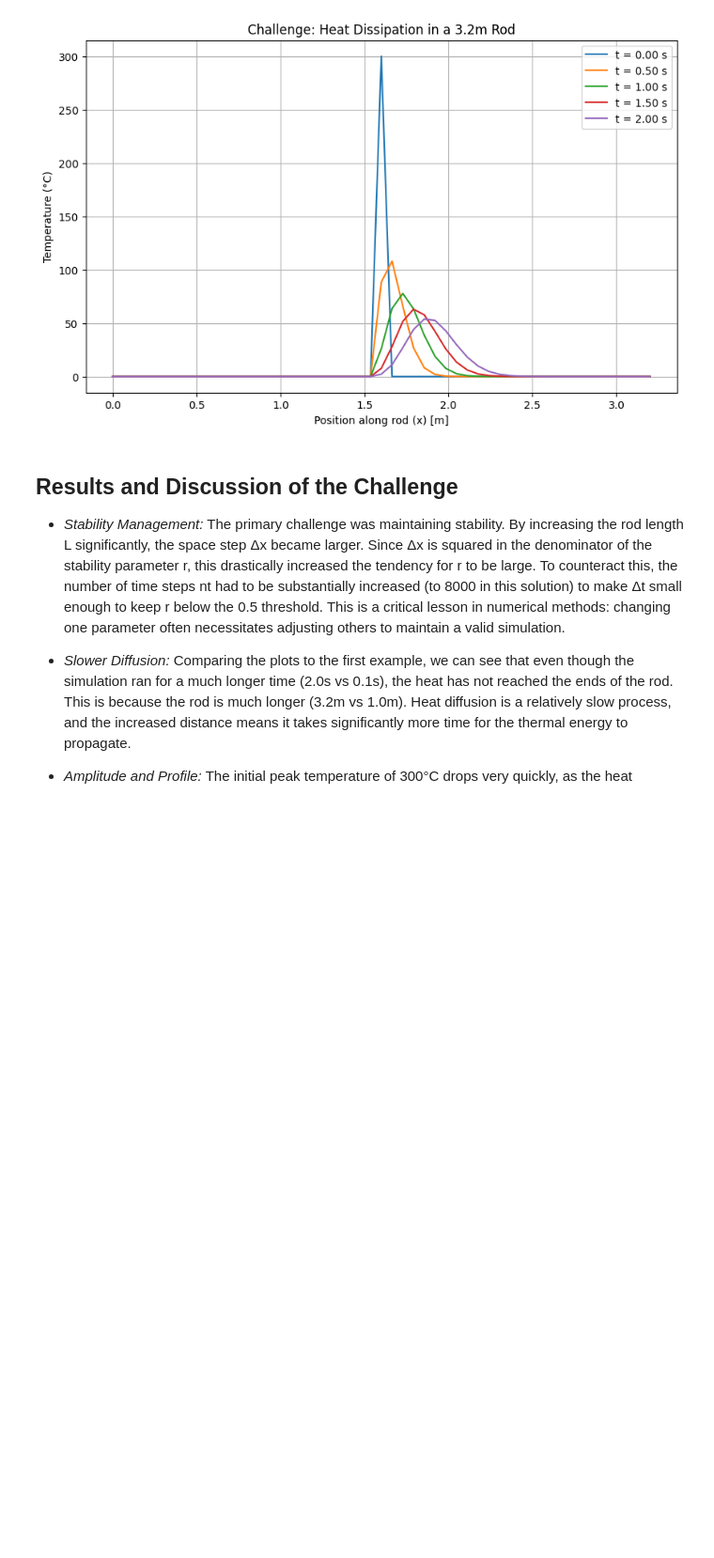
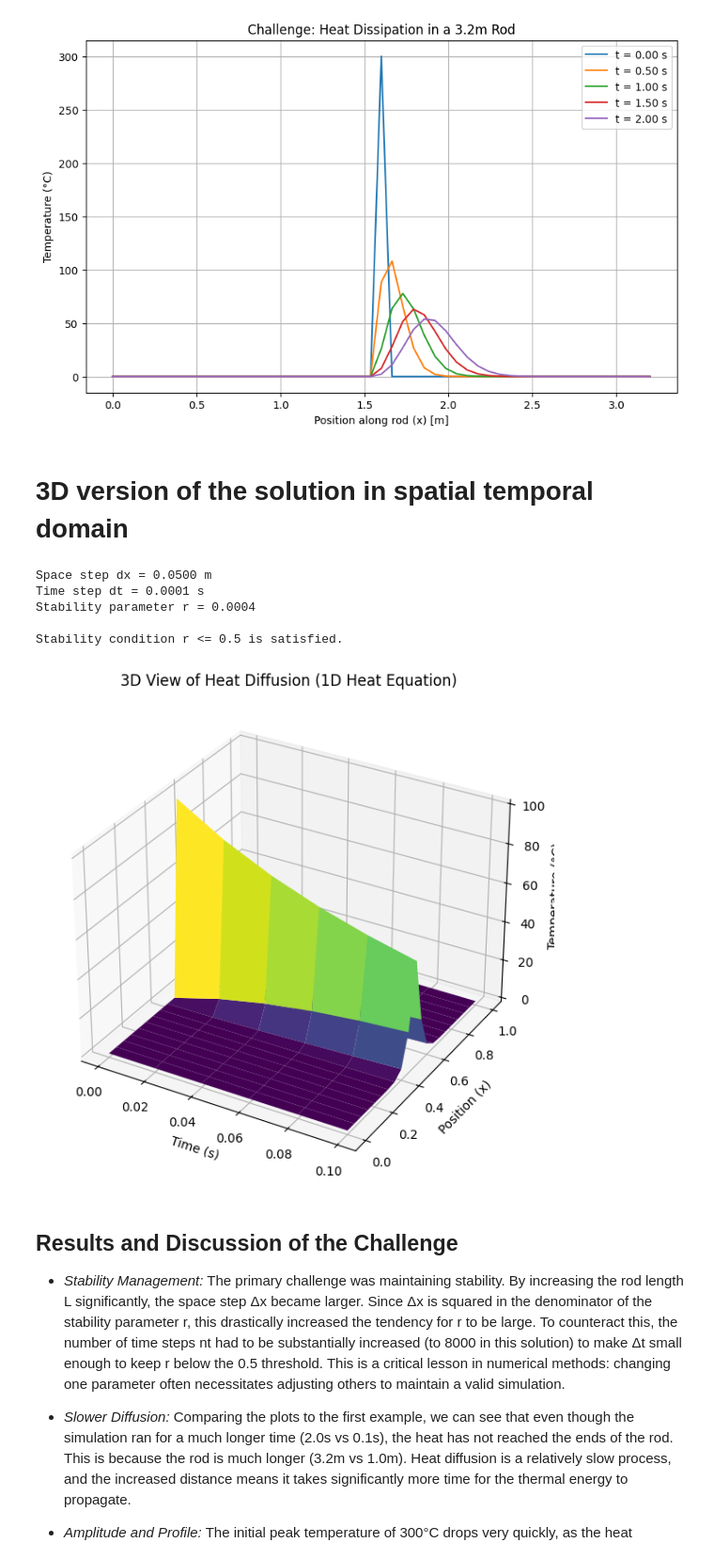
Before and after one commit to christy101git/PDE_CODE, a Jupyter notebook: Experiment_4.ipynb, the cells around one changed output. Shown at 94% size. Saved outputs shown, nothing was run; the diff lists cells and outputs as text; code cells hidden in the pictures; blank space fills up the shorter version.

```diff
--- a/Experiment_4.ipynb
+++ b/Experiment_4.ipynb
@@ -243,6 +243,76 @@ Stability parameter r = 0.0006
 
 Stability condition r <= 0.5 is satisfied.
 [figure]
+# %% [markdown]
+ #  3D version of the solution in spatial temporal domain
+# %%
+import numpy as np
+import matplotlib.pyplot as plt
+from matplotlib import cm
+from mpl_toolkits.mplot3d import Axes3D
+
+# --- 1. Initialize Parameters ---
+L = 1.0
+T = 0.1
+nx = 21
+nt = 1000
+alpha = 0.01
+
+# --- 2. Discretize the Domain ---
+dx = L / (nx - 1)
+dt = T / nt
+
+# --- 3. Check Stability Condition ---
+r = alpha * dt / dx**2
+print(f"Space step dx = {dx:.4f} m")
+print(f"Time step dt = {dt:.4f} s")
+print(f"Stability parameter r = {r:.4f}")
+if r > 0.5:
+    print("\n--- WARNING: STABILITY CONDITION r > 0.5 NOT MET! ---")
+else:
+    print("\nStability condition r <= 0.5 is satisfied.")
+
+# --- 4. Initial and Boundary Conditions ---
+x = np.linspace(0, L, nx)
+u = np.zeros(nx)
+u[int((nx - 1) / 2)] = 100
+
+# --- 5. Time-stepping and Snapshot Storage ---
+snapshot_interval = 200
+snapshots = [u.copy()]
+t_values = [0]
+
+for n in range(nt):
+    u_old = u.copy()
+    for i in range(1, nx - 1):
+        u[i] = u_old[i] + r * (u_old[i+1] - 2*u_old[i] + u_old[i-1])
+    if (n + 1) % snapshot_interval == 0:
+        snapshots.append(u.copy())
+        t_values.append((n + 1) * dt)
+
+# --- 6. Convert to Array and Create Meshgrid ---
+U = np.array(snapshots).T  # Shape: (space, time)
+T_mesh, X_mesh = np.meshgrid(t_values, x)
+
+# --- 7. 3D Surface Plot ---
+fig = plt.figure(figsize=(10, 6))
+ax = fig.add_subplot(111, projection='3d')
+
+surf = ax.plot_surface(T_mesh, X_mesh, U, cmap=cm.viridis, edgecolor='none')
+
+ax.set_xlabel('Time (s)')
+ax.set_ylabel('Position (x)')
+ax.set_zlabel('Temperature (°C)')
+ax.set_title('3D View of Heat Diffusion (1D Heat Equation)')
+plt.tight_layout()
+plt.show()
+# %% [output]
+Space step dx = 0.0500 m
+Time step dt = 0.0001 s
+Stability parameter r = 0.0004
+
+Stability condition r <= 0.5 is satisfied.
+[figure, added]
 # %% [markdown]
  ## Results and Discussion of the Challenge
 - *Stability Management:* The primary challenge was maintaining stability. By increasing the rod length L significantly, the space step Δx became larger. Since Δx is squared in the denominator of the stability parameter r, this drastically increased the tendency for r to be large. To counteract this, the number of time steps nt had to be substantially increased (to 8000 in this solution) to make Δt small enough to keep r below the 0.5 threshold. This is a critical lesson in numerical methods: changing one parameter often necessitates adjusting others to maintain a valid simulation.
```
